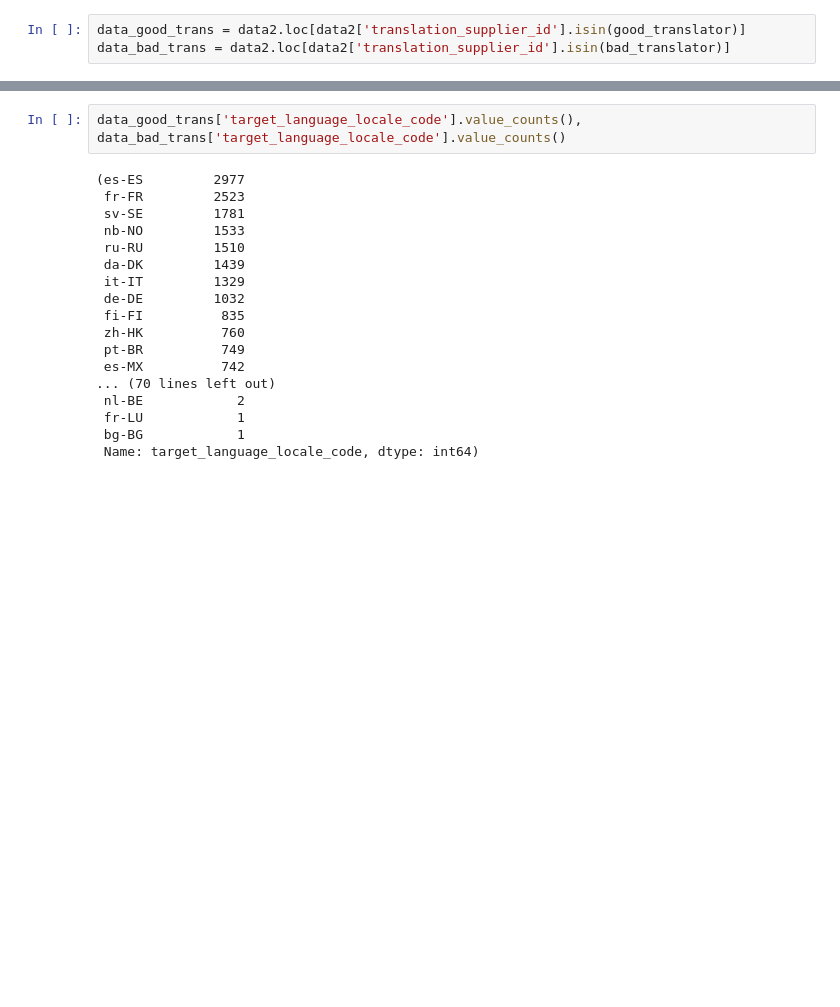
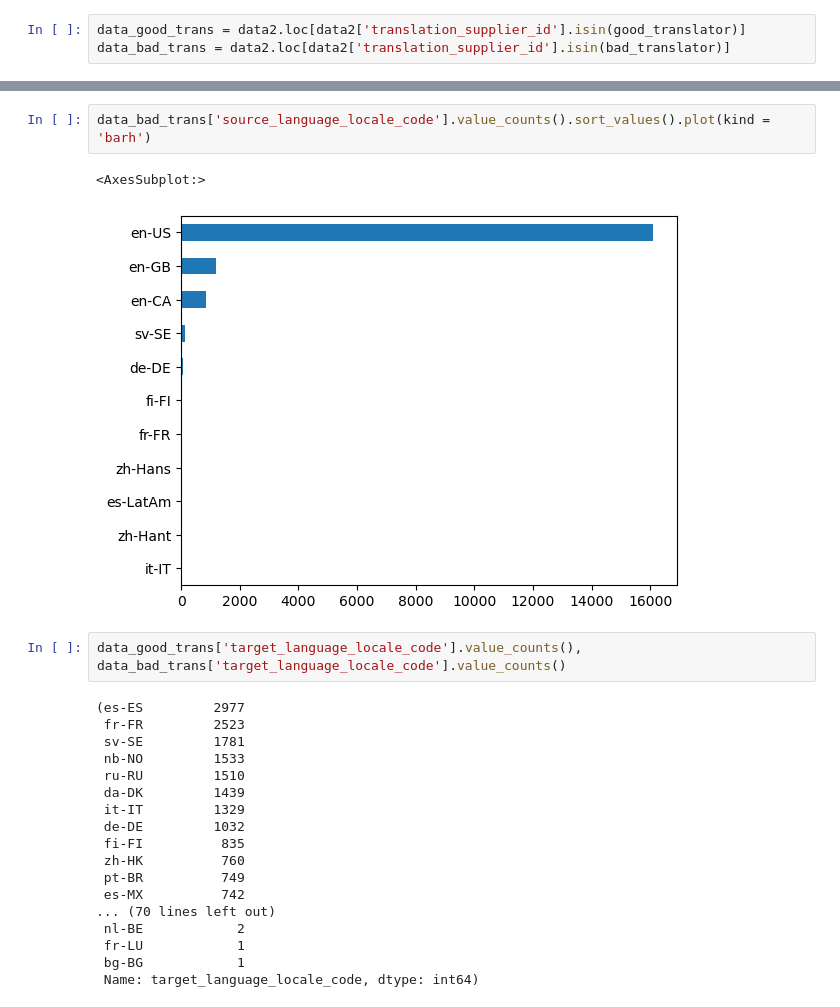
Before and after one commit to mindyng/Take-Homes, a Jupyter notebook: welocalize-sr-da-assessment.ipynb, the cells around one changed output, grey strips where cells are left out. Saved outputs shown, nothing was run; the diff lists cells and outputs as text; blank space fills up the shorter version.

```diff
--- a/welocalize-sr-da-assessment.ipynb
+++ b/welocalize-sr-da-assessment.ipynb
@@ -1695,3 +1585,8 @@ data_good_trans['source_language_locale_code'].value_counts(), data_bad_trans['s
+# %%
+data_bad_trans['source_language_locale_code'].value_counts().sort_values().plot(kind = 'barh')
+# %% [output]
+<AxesSubplot:>
+[figure, added]
 # %%
 data_good_trans['target_language_locale_code'].value_counts(), data_bad_trans['target_language_locale_code'].value_counts()
 # %% [output]
```
Also changed, not shown: parts of 19 cells of this notebook.
